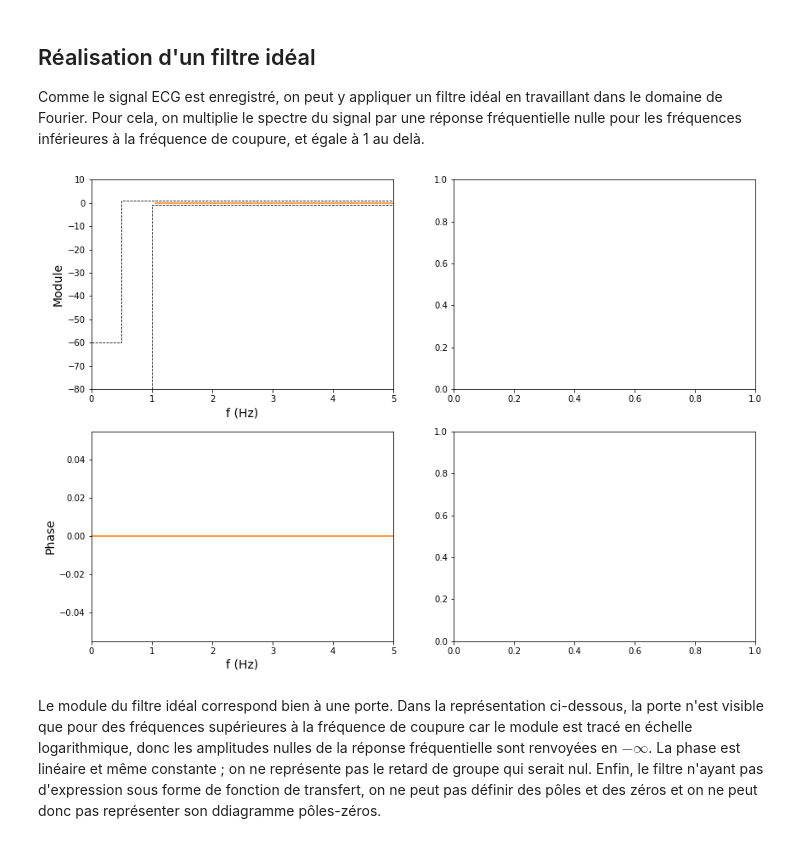
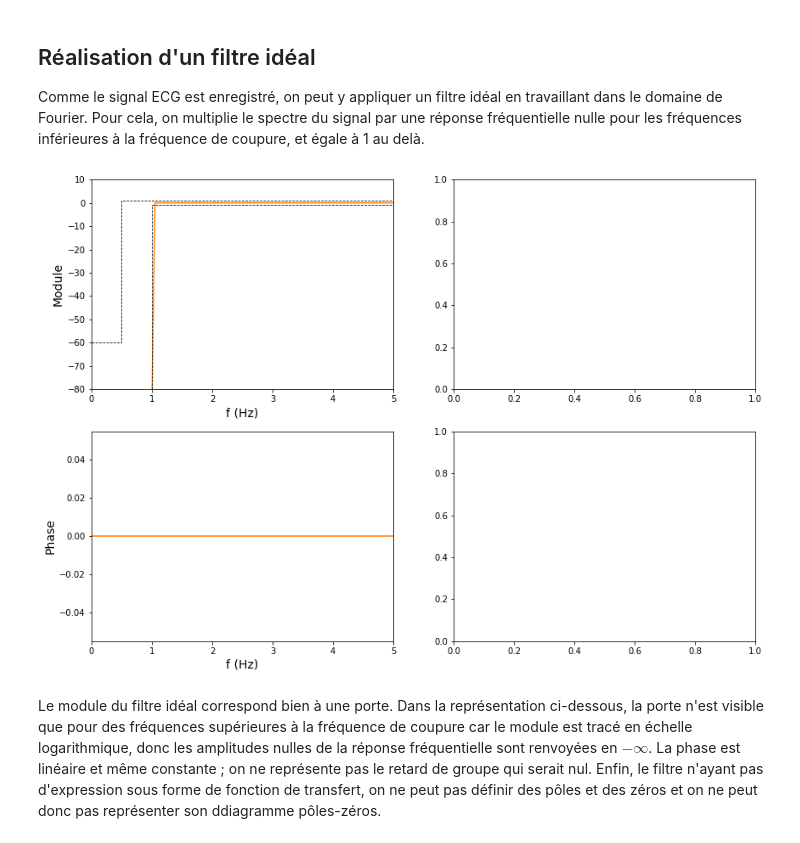
Before and after one commit to vincmazet/signal2, a Jupyter notebook: _sources/tp/tp2.ipynb, the cells around one changed output. Cells and saved outputs as stored; diff of their text form; code cells hidden in the pictures.

```diff
--- a/_sources/tp/tp2.ipynb
+++ b/_sources/tp/tp2.ipynb
@@ -325,35 +325,35 @@ Pour cela, on multiplie le spectre du signal par une réponse fréquentielle nul
 Nx = len(X)
 k = np.arange(-Nx/2, Nx/2)
 f = k*fe/Nx
 H = (np.abs(f)>fp)*1
 
 # Filtrage
 Y = X*H
 yid = np.real(fft.ifft(fft.ifftshift(Y)))
 
 # X Lim
 xl = [0, 5]
 
 # Réponse fréquentielle
 clr = "tab:orange"
 fig, ((xmod, xgd), (xangle, xpz)) = plt.subplots(2, 2, figsize=(14,10))
 
-xmod.plot(f, 20*np.log10(abs(H)), clr)
+xmod.plot(f, 20*np.log10(abs(H)+1e-9), clr)
 xmod.plot( [fmin, fs, fs, fmax],[-AdB, -AdB, edB, edB], color='k', linestyle='--', linewidth=.8)
 xmod.plot( [fp, fp, fmax],[-2*AdB, -edB, -edB], color='k', linestyle='--', linewidth=.8)
 xmod.set_ylabel("Module", fontsize=14)
 xmod.set_xlim(xl)
 xmod.set_ylim([-80, 10])
 xmod.set_xlabel("f (Hz)", fontsize=14)
 
 xangle.plot(f, np.angle(H), clr)
 xangle.set_xlim(xl)
 xangle.set_ylabel("Phase", fontsize=14)
 xangle.set_xlabel("f (Hz)", fontsize=14)
 
 plt.show()
 # %% [output]
-[figure, old version]
+[figure, new version]
 # %% [markdown]
 Le module du filtre idéal correspond bien à une porte.
 Dans la représentation ci-dessous, la porte n'est visible que pour des fréquences supérieures à la fréquence de coupure car le module est tracé en échelle logarithmique, donc les amplitudes nulles de la réponse fréquentielle sont renvoyées en $-\infty$.
```
Also changed, not shown: parts of 1 cell of this notebook, 47 other files.
